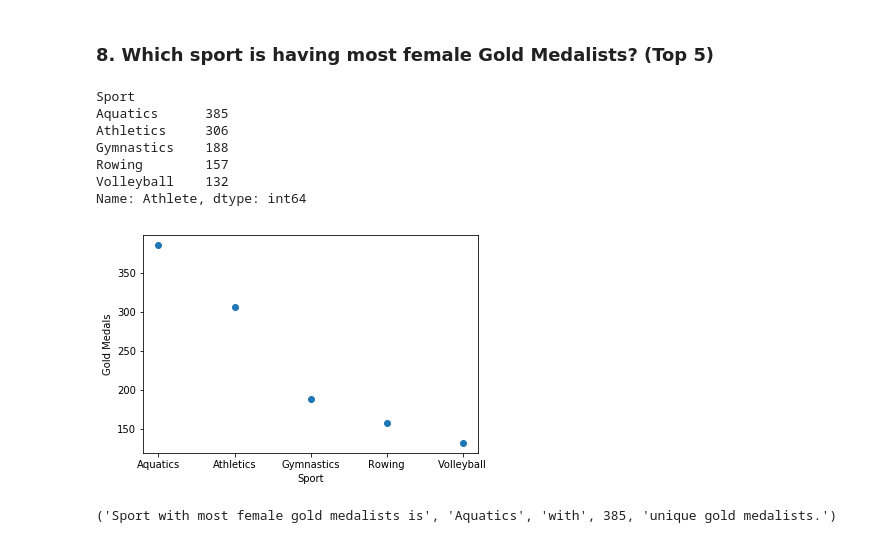
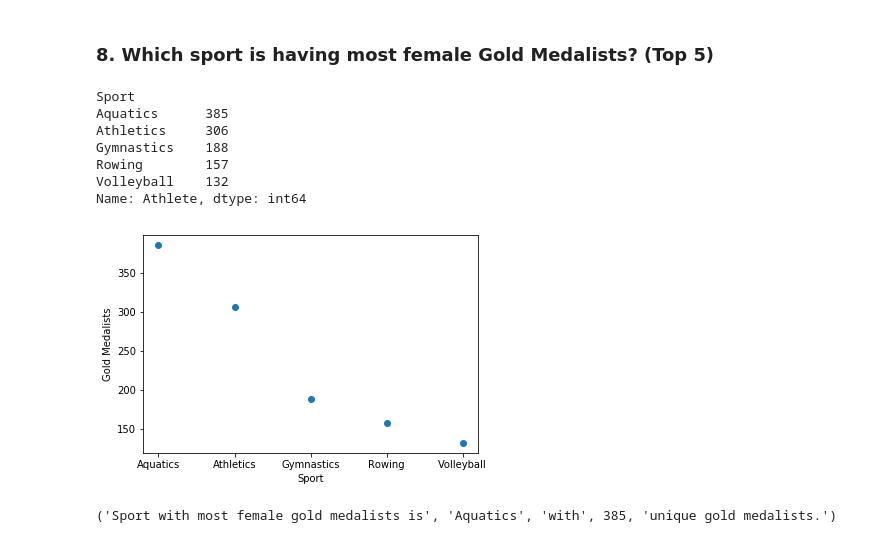
Before and after one commit to ankit27kh/ETG-summer-olympics-assignment, a Jupyter notebook: Summer.ipynb, the cells around one changed output. Drawn from its saved outputs; the diff is of its cells as text; code cells hidden in the pictures.

```diff
--- a/Summer.ipynb
+++ b/Summer.ipynb
@@ -149,21 +149,21 @@ Name: Athlete, dtype: int64
 # %%
 data = df[df['Gender'] == 'Women'][df['Medal'] == 'Gold'].groupby('Sport').nunique()['Athlete'].sort_values(ascending=False).head()
 print(data)
 plt.scatter(data.keys(), data.values)
 plt.xlabel('Sport')
-plt.ylabel('Gold Medals')
+plt.ylabel('Gold Medalists')
 plt.show()
 
 print("Sport with most female gold medalists is", data.keys()[0], 'with', data[0], 'unique gold medalists.')
 
 # Aquatics
 # %% [output]
 Sport
 Aquatics      385
 Athletics     306
 Gymnastics    188
 Rowing        157
 Volleyball    132
 Name: Athlete, dtype: int64
-[figure, old version]
+[figure, new version]
 ('Sport with most female gold medalists is', 'Aquatics', 'with', 385, 'unique gold medalists.')
```
